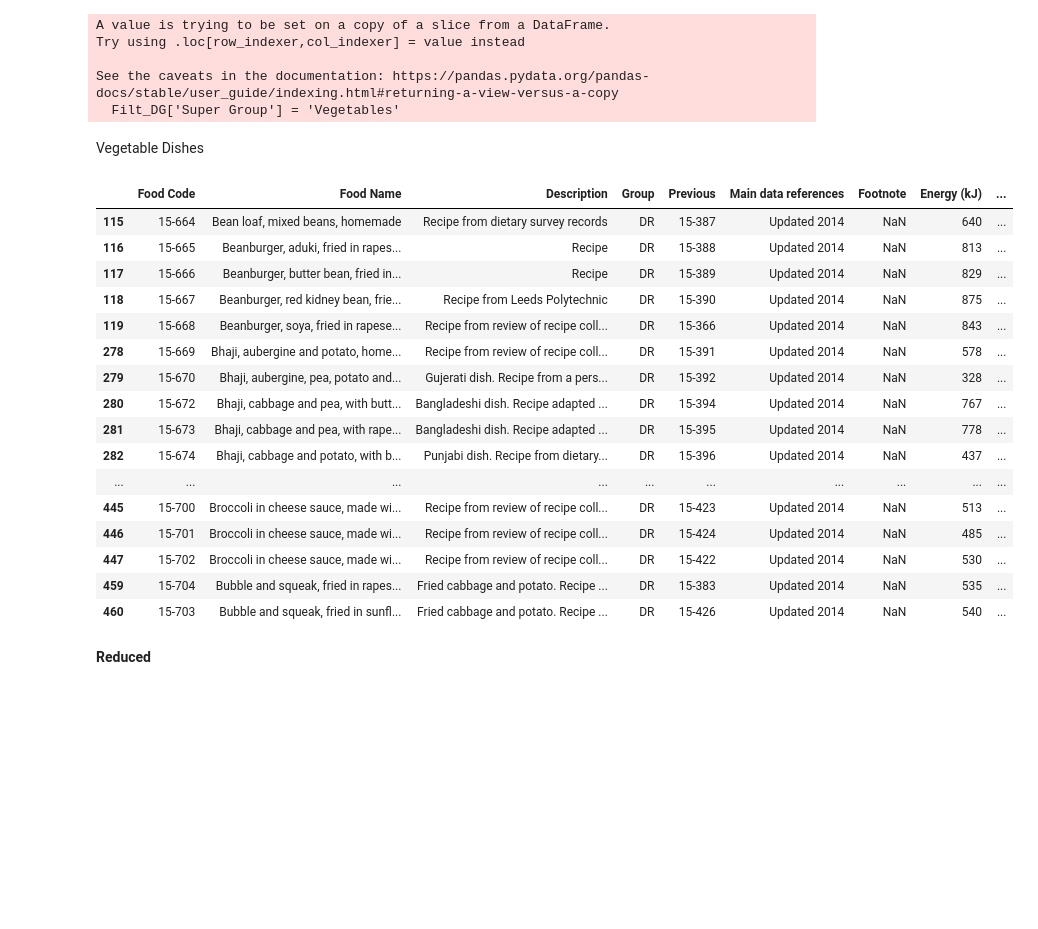
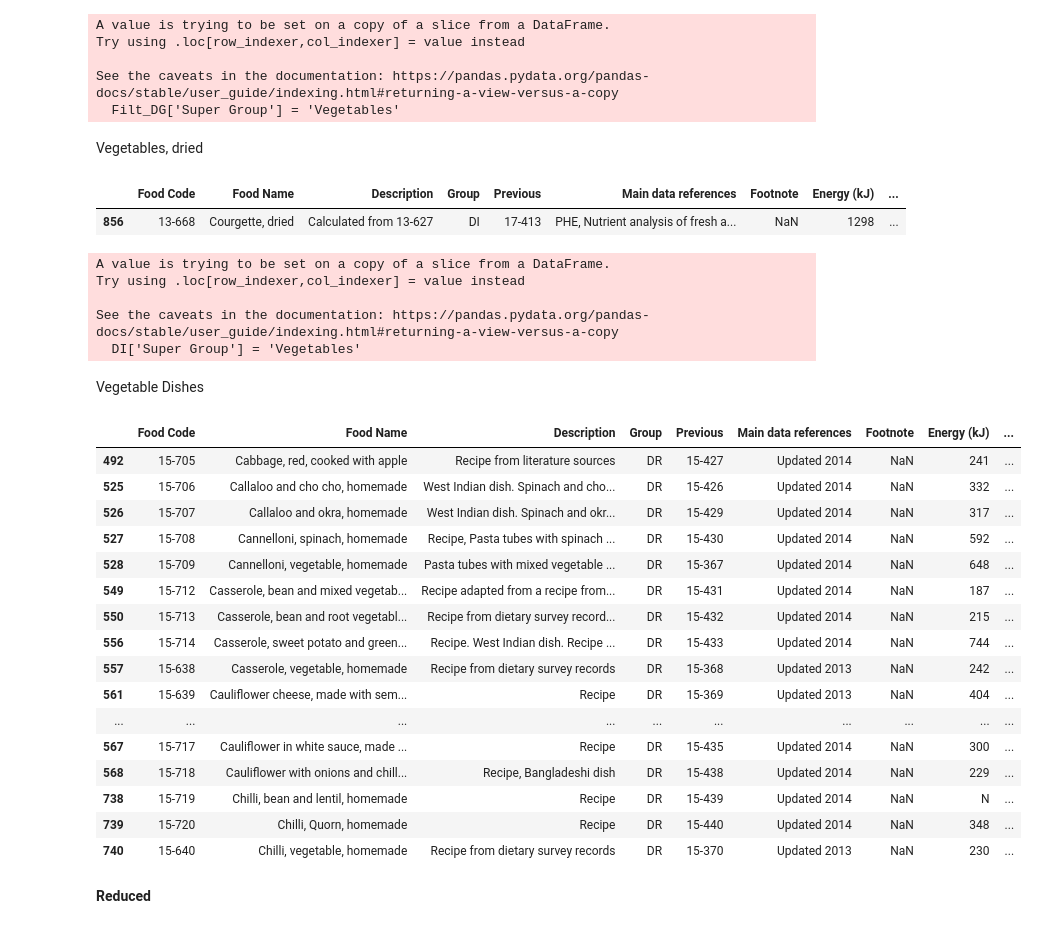
Before and after one commit to elliotkarikari/Product_Weight_Project, a Jupyter notebook: Jupter_notebooks/Reduction, Products that start with C.ipynb, the cells around one changed output. Drawn from its saved outputs; the diff is of its cells as text; code cells hidden in the pictures; blank space fills up the shorter version.

```diff
--- a/Jupter_notebooks/Reduction, Products that start with C.ipynb
+++ b/Jupter_notebooks/Reduction, Products that start with C.ipynb
@@ -468,28 +583,44 @@ Try using .loc[row_indexer,col_indexer] = value instead
 
 See the caveats in the documentation: https://pandas.pydata.org/pandas-docs/stable/user_guide/indexing.html#returning-a-view-versus-a-copy
   Filt_DG['Super Group'] = 'Vegetables'
+# %% [markdown]
+Vegetables, dried
+# %%
+DI = Prod_C.loc[Prod_C['Group']== 'DI']
+DI
+# %% [output]
+|  | Food Code | Food Name | Description | Group | Previous | Main data references | Footnote | Energy (kJ) | ... |
+| 856 | 13-668 | Courgette, dried | Calculated from 13-627 | DI | 17-413 | PHE, Nutrient analysis of fresh a... | NaN | 1298 | ... |
+# %%
+DI['Super Group'] = 'Vegetables'
+# %% [output]
+A value is trying to be set on a copy of a slice from a DataFrame.
+Try using .loc[row_indexer,col_indexer] = value instead
+
+See the caveats in the documentation: https://pandas.pydata.org/pandas-docs/stable/user_guide/indexing.html#returning-a-view-versus-a-copy
+  DI['Super Group'] = 'Vegetables'
 # %% [markdown]
 Vegetable Dishes
 # %%
-DR = Prod_B.loc[Prod_B['Group']== 'DR']
-DR
+DR = Prod_C.loc[Prod_C['Group']== 'DR']
+DR.head(20)
 # %% [output]
 |  | Food Code | Food Name | Description | Group | Previous | Main data references | Footnote | Energy (kJ) | ... |
-| 115 | 15-664 | Bean loaf, mixed beans, homemade | Recipe from dietary survey records | DR | 15-387 | Updated 2014 | NaN | 640 | ... |
-| 116 | 15-665 | Beanburger, aduki, fried in rapes... | Recipe | DR | 15-388 | Updated 2014 | NaN | 813 | ... |
-| 117 | 15-666 | Beanburger, butter bean, fried in... | Recipe | DR | 15-389 | Updated 2014 | NaN | 829 | ... |
-| 118 | 15-667 | Beanburger, red kidney bean, frie... | Recipe from Leeds Polytechnic | DR | 15-390 | Updated 2014 | NaN | 875 | ... |
-| 119 | 15-668 | Beanburger, soya, fried in rapese... | Recipe from review of recipe coll... | DR | 15-366 | Updated 2014 | NaN | 843 | ... |
-| 278 | 15-669 | Bhaji, aubergine and potato, home... | Recipe from review of recipe coll... | DR | 15-391 | Updated 2014 | NaN | 578 | ... |
-| 279 | 15-670 | Bhaji, aubergine, pea, potato and... | Gujerati dish. Recipe from a pers... | DR | 15-392 | Updated 2014 | NaN | 328 | ... |
-| 280 | 15-672 | Bhaji, cabbage and pea, with butt... | Bangladeshi dish. Recipe adapted ... | DR | 15-394 | Updated 2014 | NaN | 767 | ... |
-| 281 | 15-673 | Bhaji, cabbage and pea, with rape... | Bangladeshi dish. Recipe adapted ... | DR | 15-395 | Updated 2014 | NaN | 778 | ... |
-| 282 | 15-674 | Bhaji, cabbage and potato, with b... | Punjabi dish. Recipe from dietary... | DR | 15-396 | Updated 2014 | NaN | 437 | ... |
+| 492 | 15-705 | Cabbage, red, cooked with apple | Recipe from literature sources | DR | 15-427 | Updated 2014 | NaN | 241 | ... |
+| 525 | 15-706 | Callaloo and cho cho, homemade | West Indian dish. Spinach and cho... | DR | 15-426 | Updated 2014 | NaN | 332 | ... |
+| 526 | 15-707 | Callaloo and okra, homemade | West Indian dish. Spinach and okr... | DR | 15-429 | Updated 2014 | NaN | 317 | ... |
+| 527 | 15-708 | Cannelloni, spinach, homemade | Recipe, Pasta tubes with spinach ... | DR | 15-430 | Updated 2014 | NaN | 592 | ... |
+| 528 | 15-709 | Cannelloni, vegetable, homemade | Pasta tubes with mixed vegetable ... | DR | 15-367 | Updated 2014 | NaN | 648 | ... |
+| 549 | 15-712 | Casserole, bean and mixed vegetab... | Recipe adapted from a recipe from... | DR | 15-431 | Updated 2014 | NaN | 187 | ... |
+| 550 | 15-713 | Casserole, bean and root vegetabl... | Recipe from dietary survey record... | DR | 15-432 | Updated 2014 | NaN | 215 | ... |
+| 556 | 15-714 | Casserole, sweet potato and green... | Recipe. West Indian dish. Recipe ... | DR | 15-433 | Updated 2014 | NaN | 744 | ... |
+| 557 | 15-638 | Casserole, vegetable, homemade | Recipe from dietary survey records | DR | 15-368 | Updated 2013 | NaN | 242 | ... |
+| 561 | 15-639 | Cauliflower cheese, made with sem... | Recipe | DR | 15-369 | Updated 2013 | NaN | 404 | ... |
 | ... | ... | ... | ... | ... | ... | ... | ... | ... | ... |
-| 445 | 15-700 | Broccoli in cheese sauce, made wi... | Recipe from review of recipe coll... | DR | 15-423 | Updated 2014 | NaN | 513 | ... |
-| 446 | 15-701 | Broccoli in cheese sauce, made wi... | Recipe from review of recipe coll... | DR | 15-424 | Updated 2014 | NaN | 485 | ... |
-| 447 | 15-702 | Broccoli in cheese sauce, made wi... | Recipe from review of recipe coll... | DR | 15-422 | Updated 2014 | NaN | 530 | ... |
-| 459 | 15-704 | Bubble and squeak, fried in rapes... | Fried cabbage and potato. Recipe ... | DR | 15-383 | Updated 2014 | NaN | 535 | ... |
-| 460 | 15-703 | Bubble and squeak, fried in sunfl... | Fried cabbage and potato. Recipe ... | DR | 15-426 | Updated 2014 | NaN | 540 | ... |
+| 567 | 15-717 | Cauliflower in white sauce, made ... | Recipe | DR | 15-435 | Updated 2014 | NaN | 300 | ... |
+| 568 | 15-718 | Cauliflower with onions and chill... | Recipe, Bangladeshi dish | DR | 15-438 | Updated 2014 | NaN | 229 | ... |
+| 738 | 15-719 | Chilli, bean and lentil, homemade | Recipe | DR | 15-439 | Updated 2014 | NaN | N | ... |
+| 739 | 15-720 | Chilli, Quorn, homemade | Recipe | DR | 15-440 | Updated 2014 | NaN | 348 | ... |
+| 740 | 15-640 | Chilli, vegetable, homemade | Recipe from dietary survey records | DR | 15-370 | Updated 2013 | NaN | 230 | ... |
 # %% [markdown]
 **Reduced**
```
Also changed, not shown: parts of 53 cells of this notebook.
